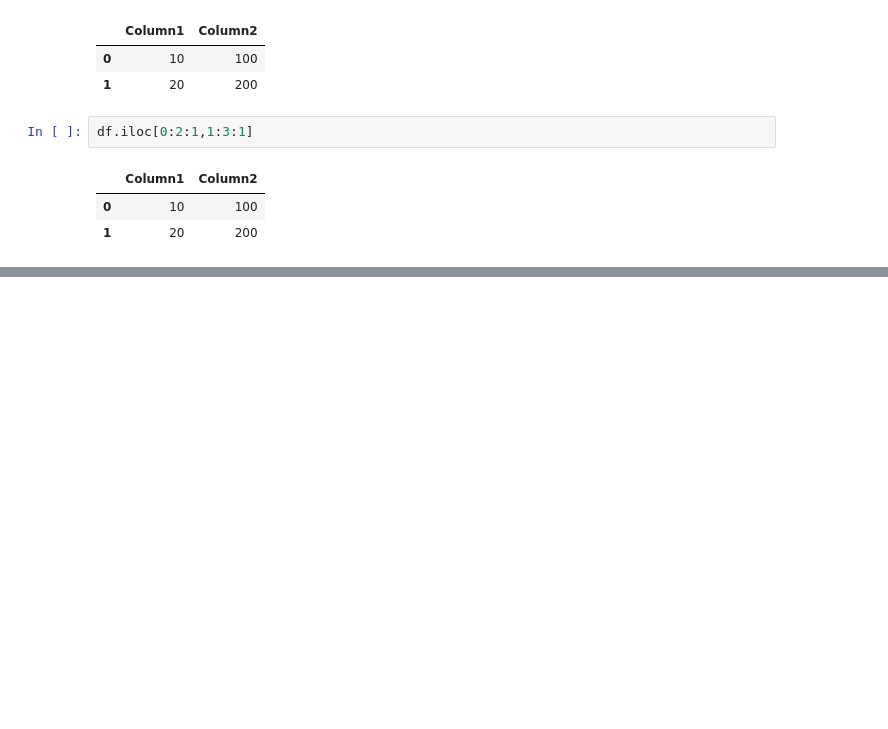
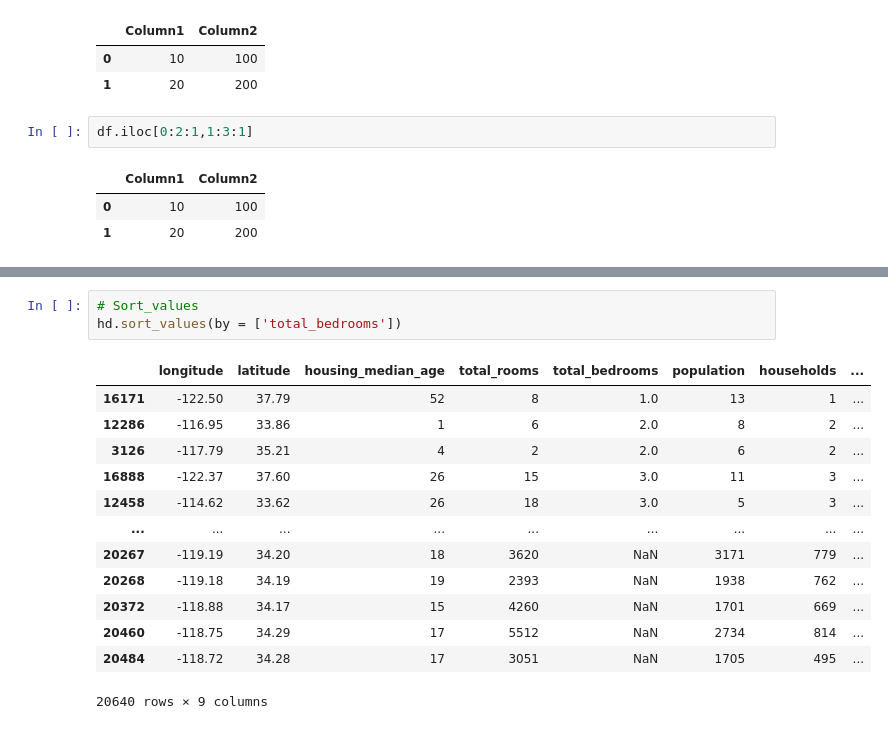
Before and after one commit to AnilSathi23/Python, a Jupyter notebook: Data Science with Python/Sessions/Pandas/Pandas ADSP Batch1 March.ipynb, the cells around one changed output, grey strips where cells are left out. Saved outputs shown, nothing was run; the diff lists cells and outputs as text; blank space fills up the shorter version.

```diff
--- a/Data Science with Python/Sessions/Pandas/Pandas ADSP Batch1 March.ipynb
+++ b/Data Science with Python/Sessions/Pandas/Pandas ADSP Batch1 March.ipynb
@@ -753,0 +986,17 @@ df.iloc[0:2:1,1:3:1]
+# %%
+# Sort_values
+hd.sort_values(by = ['total_bedrooms'])
+# %% [output]
+|  | longitude | latitude | housing_median_age | total_rooms | total_bedrooms | population | households | ... |
+| 16171 | -122.50 | 37.79 | 52 | 8 | 1.0 | 13 | 1 | ... |
+| 12286 | -116.95 | 33.86 | 1 | 6 | 2.0 | 8 | 2 | ... |
+| 3126 | -117.79 | 35.21 | 4 | 2 | 2.0 | 6 | 2 | ... |
+| 16888 | -122.37 | 37.60 | 26 | 15 | 3.0 | 11 | 3 | ... |
+| 12458 | -114.62 | 33.62 | 26 | 18 | 3.0 | 5 | 3 | ... |
+| ... | ... | ... | ... | ... | ... | ... | ... | ... |
+| 20267 | -119.19 | 34.20 | 18 | 3620 | NaN | 3171 | 779 | ... |
+| 20268 | -119.18 | 34.19 | 19 | 2393 | NaN | 1938 | 762 | ... |
+| 20372 | -118.88 | 34.17 | 15 | 4260 | NaN | 1701 | 669 | ... |
+| 20460 | -118.75 | 34.29 | 17 | 5512 | NaN | 2734 | 814 | ... |
+| 20484 | -118.72 | 34.28 | 17 | 3051 | NaN | 1705 | 495 | ... |
+20640 rows × 9 columns
```
Also changed, not shown: parts of 92 cells of this notebook, 47 other files.
